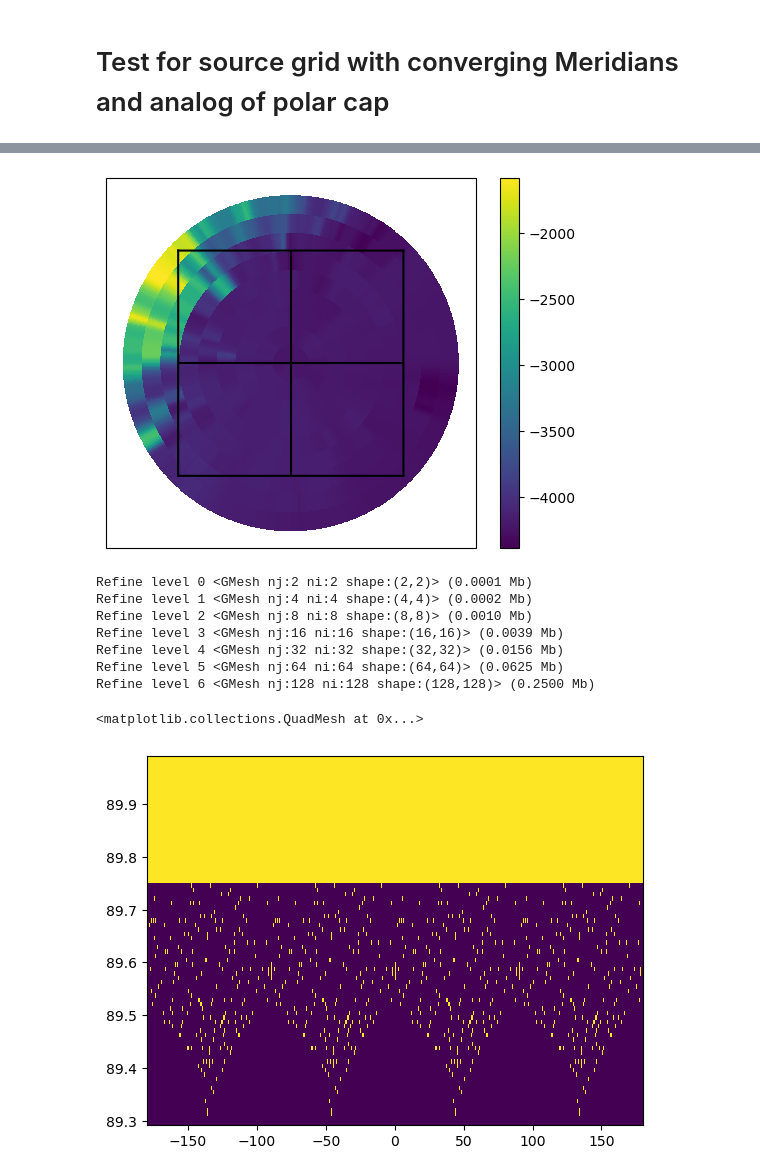
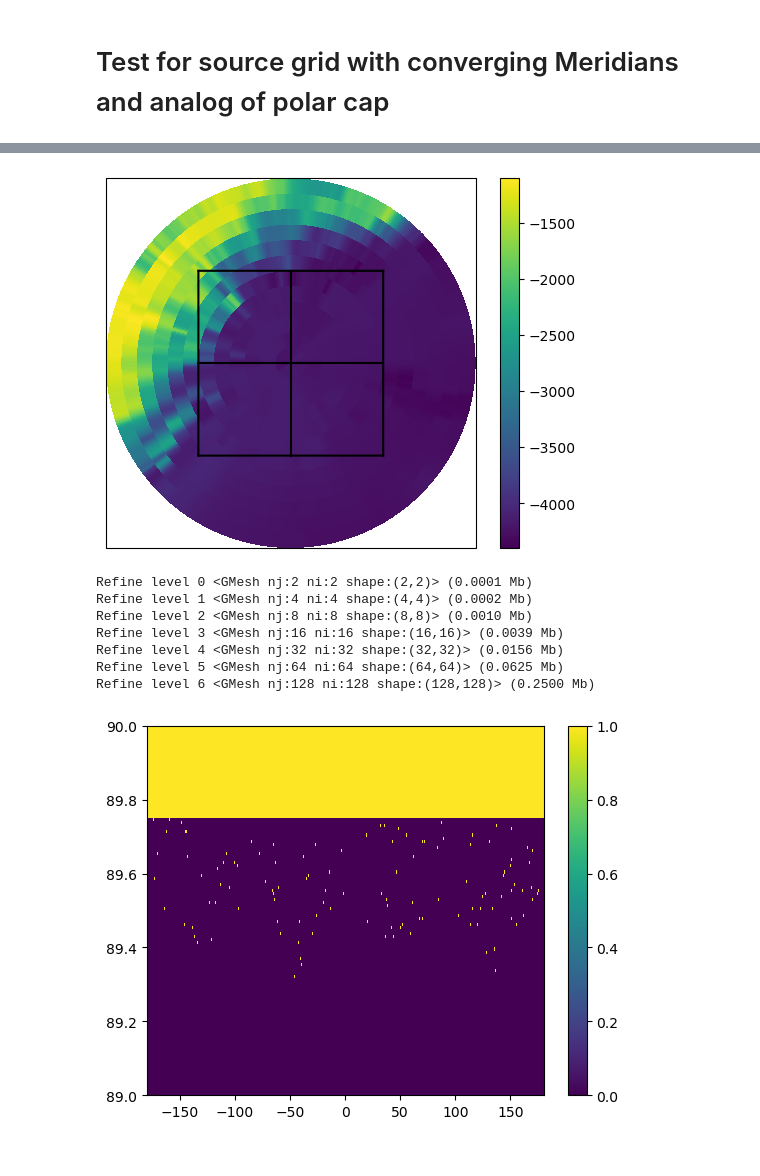
Before and after one commit to adcroft/thin-wall-topography, a Jupyter notebook: python/04 Demo simple refinement to sample a regular grid.ipynb, the cells around one changed output, grey strips where cells are left out. Cells and saved outputs as stored; diff of their text form; code cells hidden in the pictures.

```diff
--- a/python/04 Demo simple refinement to sample a regular grid.ipynb
+++ b/python/04 Demo simple refinement to sample a regular grid.ipynb
@@ -178,0 +126,9 @@ topography latitude range: 89.29583333333332 89.98750000000001
+# %%
+# Mesh across North Pole
+target_mesh = GMesh.GMesh( lon=np.linspace(-.5, .5, 3), lat=np.linspace(-.5, .5, 3) )
+target_mesh.rotate(y_rot=-90)
+print( target_mesh.lat.max() )
+
+# Recreate the topography subset
+topo_subset = topo_ds.subset( *topo_ds.bb_slices( [-180, 180-1e-9], [89, 90] ) )
+print(topo_subset)
@@ -179,14 +153,15 @@ topography latitude range: 89.29583333333332 89.98750000000001
 # %%
 ax = plt.subplot(111, projection=cartopy.crs.NorthPolarStereo())
-topomesh = GMesh.GMesh(lon=topo_lon[::10], lat=topo_lat[::10], from_cell_center=True)
-im = topomesh.pcolormesh(ax, topo_elv[::10,::10], transform=cartopy.crs.PlateCarree())
+# topomesh = GMesh.GMesh(lon=topo_lon[::10], lat=topo_lat[::10], from_cell_center=True)
+# im = topomesh.pcolormesh(ax, topo_elv[::10,::10], transform=cartopy.crs.PlateCarree())
+im = topo_subset.plot(ax, subsample=10, transform=cartopy.crs.PlateCarree() )
 plt.colorbar(im,ax=ax)
 
 target_mesh.plot(ax, transform=cartopy.crs.Geodetic())
 # %% [output]
-[figure, old version]
+[figure, new version]
 # %%
-R = target_mesh.refine_loop( topo_lon, topo_lat, resolution_limit=False, fixed_refine_level=6 )
+R = target_mesh.refine_loop( topo_subset, resolution_limit=False, fixed_refine_level=6 )
 # %% [output]
 Refine level 0 <GMesh nj:2 ni:2 shape:(2,2)> (0.0001 Mb)
 Refine level 1 <GMesh nj:4 ni:4 shape:(4,4)> (0.0002 Mb)
@@ -197,9 +172,8 @@ Refine level 5 <GMesh nj:64 ni:64 shape:(64,64)> (0.0625 Mb)
 Refine level 6 <GMesh nj:128 ni:128 shape:(128,128)> (0.2500 Mb)
 # %%
 ax = plt.subplot(111)#, projection=cartopy.crs.NorthPolarStereo())
-hits = R[6].source_hits( topo_lon, topo_lat )
-topomesh = GMesh.GMesh(lon=topo_lon, lat=topo_lat, from_cell_center=True)
-topomesh.pcolormesh(ax, hits)#, transform=cartopy.crs.PlateCarree());
+hits = R[6].source_hits( topo_subset )
+im = ax.pcolormesh( topo_subset.lonq, topo_subset.latq, hits )
+plt.colorbar(im,ax=ax);
 # %% [output]
-<matplotlib.collections.QuadMesh at 0x...>
-[figure, old version]
+[figure, new version]
```
Also changed, not shown: parts of 8 cells of this notebook, 11 other files.
